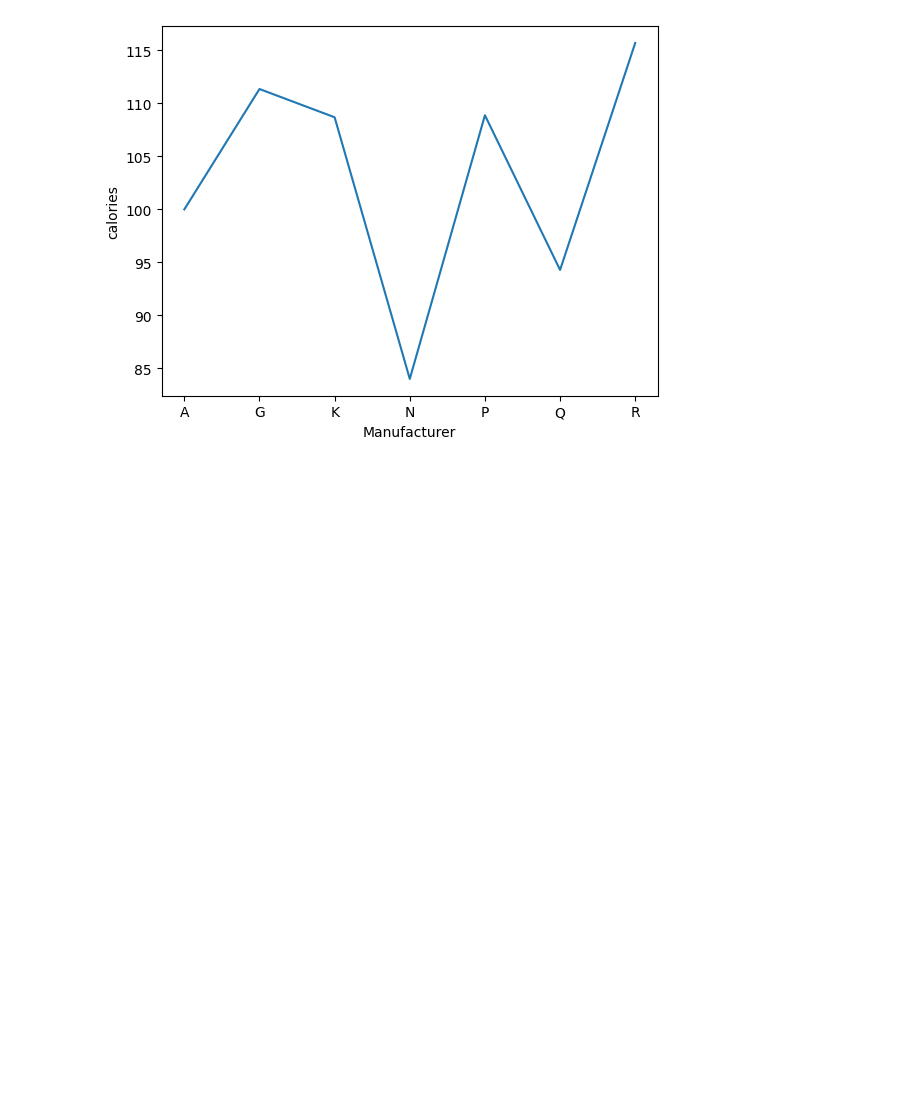
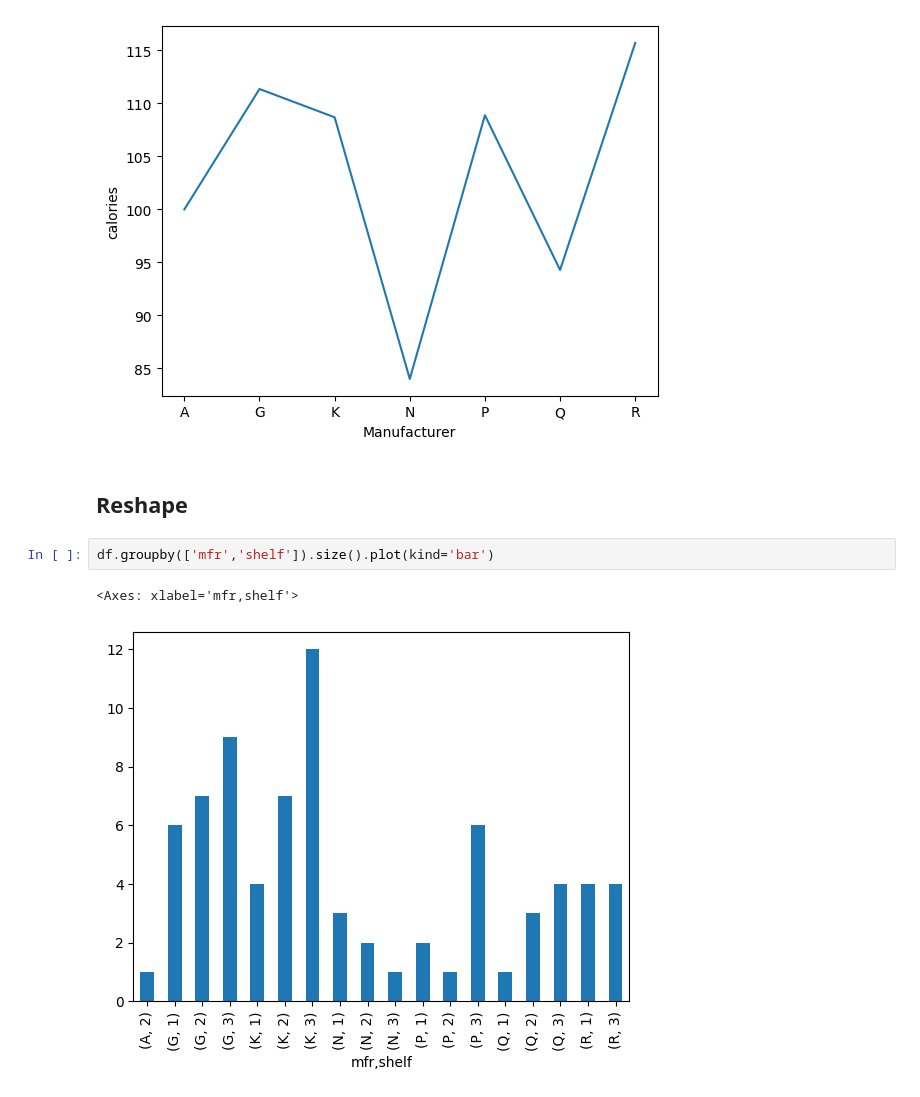
Before and after one commit to ErickVisone/DataScience, a Jupyter notebook: datascience/PandasBasics.ipynb, the cells around one changed output. Drawn from its saved outputs; the diff is of its cells as text; blank space fills up the shorter version.

Commit message:
Add Reshape.ipynb, and datasets

```diff
--- a/datascience/PandasBasics.ipynb
+++ b/datascience/PandasBasics.ipynb
@@ -547,3 +548,10 @@ df_cleaned.groupby('mfr')['calories'].mean().plot(
 # %% [output]
 <Axes: xlabel='Manufacturer', ylabel='calories'>
 [figure]
+# %% [markdown]
+## Reshape
+# %%
+df.groupby(['mfr','shelf']).size().plot(kind='bar')
+# %% [output]
+<Axes: xlabel='mfr,shelf'>
+[figure, added]
```
Also changed, not shown: parts of 4 cells of this notebook, 2 other files.
